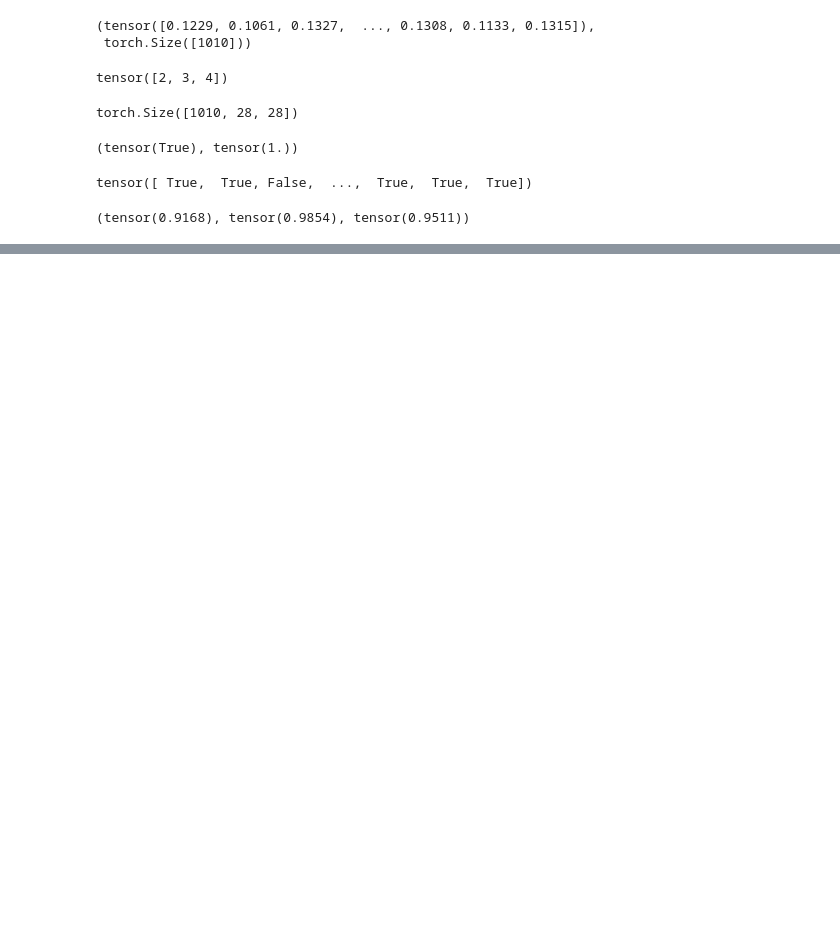
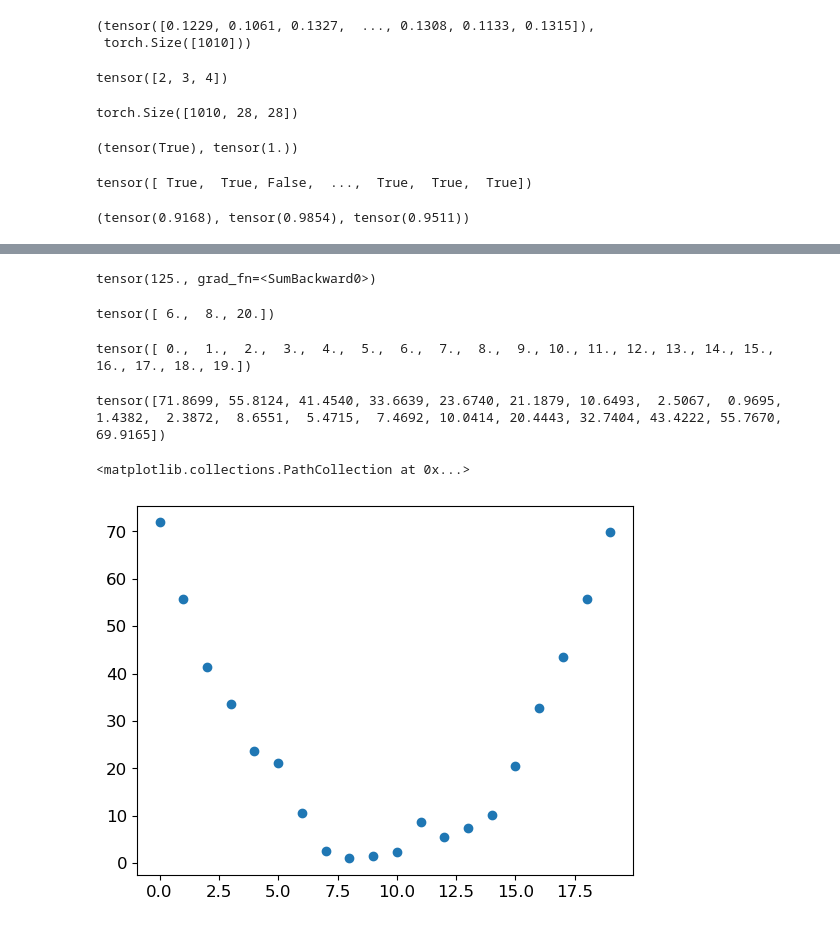
Before and after one commit to mattheweallen/fluffy-bassoon, a Jupyter notebook: PraticalDeepLearningForCoders2022/Lesson3/Lesson3.ipynb, the cells around one changed output, grey strips where cells are left out. Drawn from its saved outputs; the diff is of its cells as text; code cells hidden in the pictures; blank space fills up the shorter version.

```diff
--- a/PraticalDeepLearningForCoders2022/Lesson3/Lesson3.ipynb
+++ b/PraticalDeepLearningForCoders2022/Lesson3/Lesson3.ipynb
@@ -228,0 +264,29 @@ accuracy_3s, accuracy_7s, (accuracy_3s + accuracy_7s)/2
+# %%
+def f(x): return (x**2).sum()
+
+yt = f(xt)
+yt
+# %% [output]
+tensor(125., grad_fn=<SumBackward0>)
+# %%
+yt.backward()
+xt.grad
+#https://towardsdatascience.com/gradient-descent-algorithm-a-deep-dive-cf04e8115f21#:~:text=Gradient%20descent%20(GD)%20is%20an,e.g.%20in%20a%20linear%20regression).
+#https://developers.google.com/machine-learning/crash-course/reducing-loss/gradient-descent#:~:text=Thus%2C%20the%20negative%20of%20the,are%20used%20in%20gradient%20descent.
+# %% [output]
+tensor([ 6.,  8., 20.])
+# %%
+time = torch.arange(0,20).float(); time
+# %% [output]
+tensor([ 0.,  1.,  2.,  3.,  4.,  5.,  6.,  7.,  8.,  9., 10., 11., 12., 13., 14., 15., 16., 17., 18., 19.])
+# %%
+speed = torch.randn(20)*3 + 0.75*(time-9.5)**2 + 1
+# %%
+speed
+# %% [output]
+tensor([71.8699, 55.8124, 41.4540, 33.6639, 23.6740, 21.1879, 10.6493,  2.5067,  0.9695,  1.4382,  2.3872,  8.6551,  5.4715,  7.4692, 10.0414, 20.4443, 32.7404, 43.4222, 55.7670, 69.9165])
+# %%
+plt.scatter(time,speed)
+# %% [output]
+<matplotlib.collections.PathCollection at 0x...>
+[figure, added]
```
Also changed, not shown: parts of 47 cells of this notebook.
